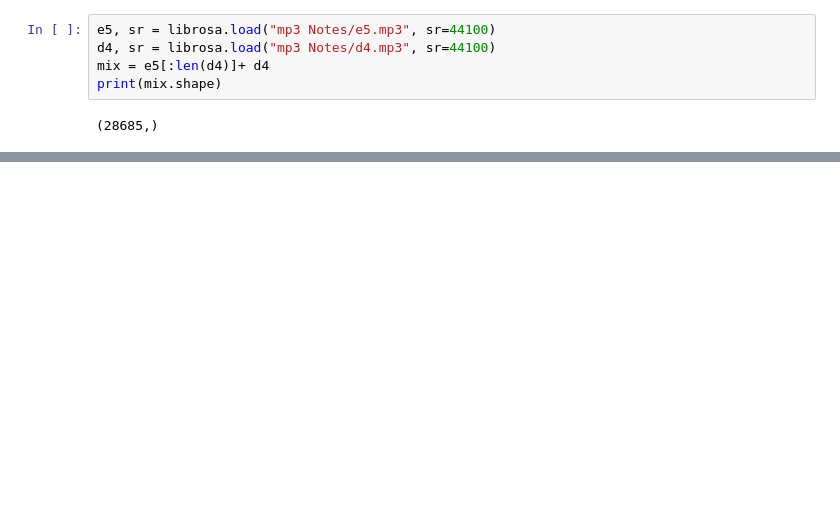
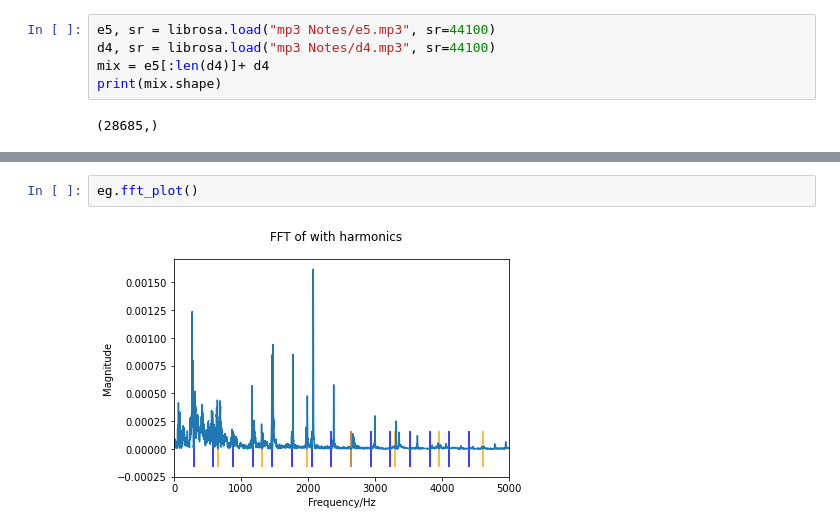
Before and after one commit to maxfryer/Audio-Source-Seperation, a Jupyter notebook: test_space.ipynb, the cells around one changed output, grey strips where cells are left out. Drawn from its saved outputs; the diff is of its cells as text; blank space fills up the shorter version.

```diff
--- a/test_space.ipynb
+++ b/test_space.ipynb
@@ -123,0 +123,4 @@ plt.show()
+# %%
+eg.fft_plot()
+# %% [output]
+[figure, added]
```
Also changed, not shown: parts of 28 cells of this notebook, 16 other files.
